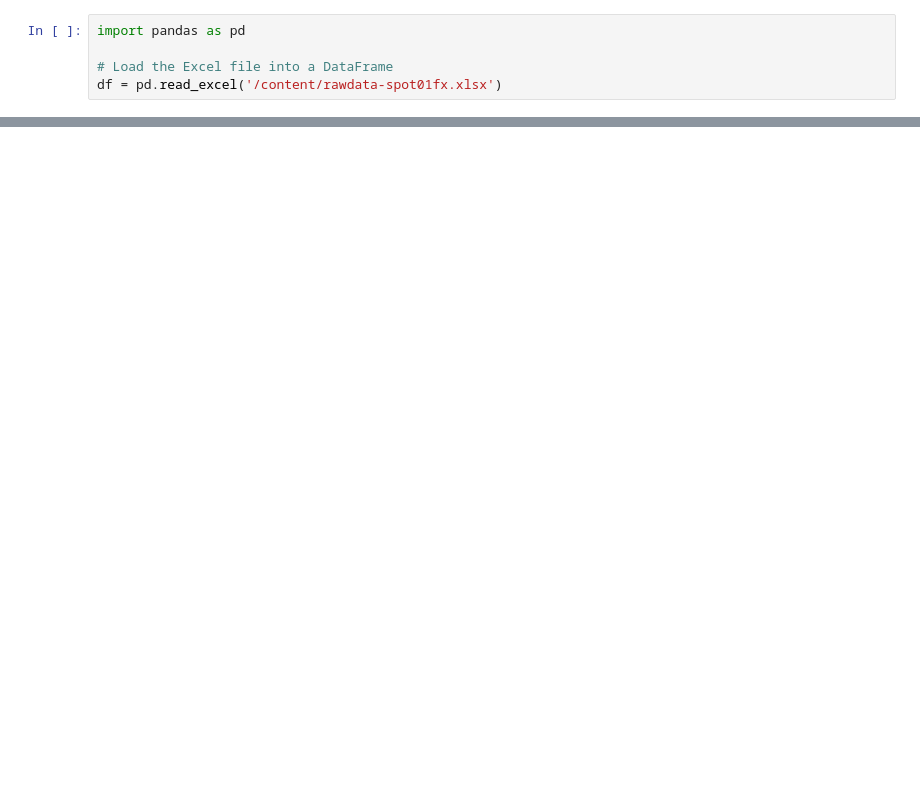
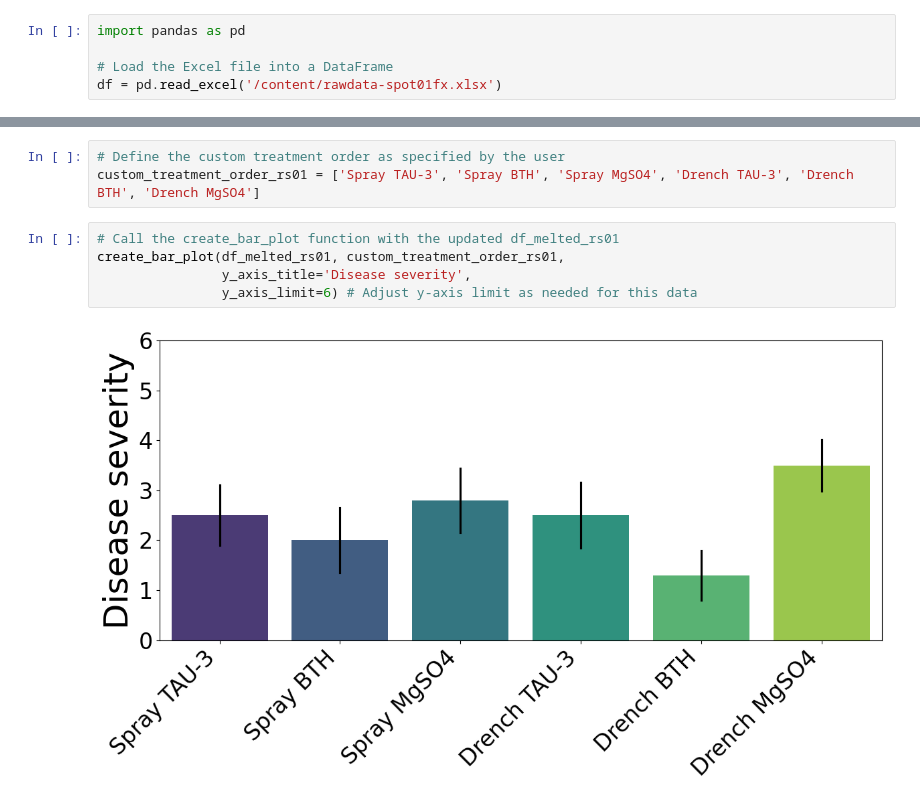
Before and after one commit to jellybbie/study, a Jupyter notebook: scratchpad.ipynb, the cells around one changed output, grey strips where cells are left out. Saved outputs shown, nothing was run; the diff lists cells and outputs as text; blank space fills up the shorter version.

```diff
--- a/scratchpad.ipynb
+++ b/scratchpad.ipynb
@@ -182,0 +146,10 @@ Ranked Alphabetical Labels (by Mean Value, A=Highest Mean):
+# %%
+# Define the custom treatment order as specified by the user
+custom_treatment_order_rs01 = ['Spray TAU-3', 'Spray BTH', 'Spray MgSO4', 'Drench TAU-3', 'Drench BTH', 'Drench MgSO4']
+# %%
+# Call the create_bar_plot function with the updated df_melted_rs01
+create_bar_plot(df_melted_rs01, custom_treatment_order_rs01,
+                y_axis_title='Disease severity',
+                y_axis_limit=6) # Adjust y-axis limit as needed for this data
+# %% [output]
+[figure, added]
```
Also changed, not shown: parts of 20 cells of this notebook.
